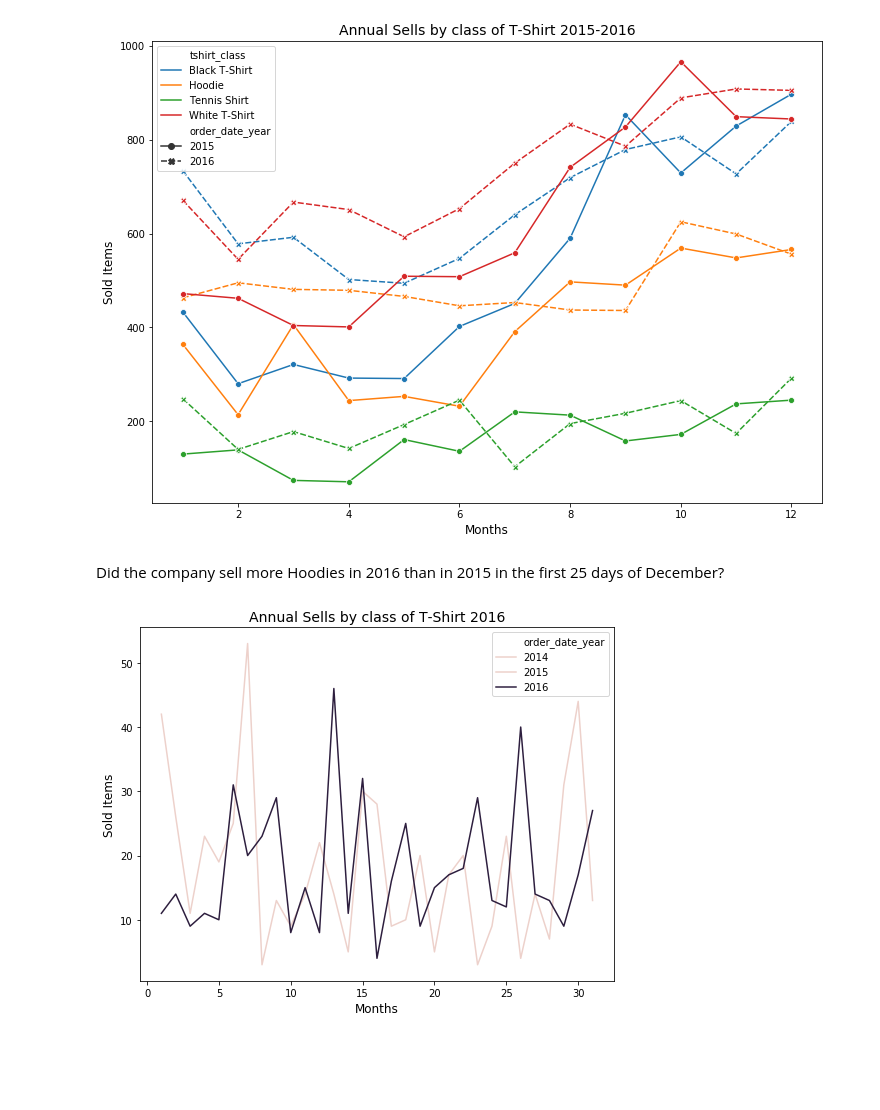
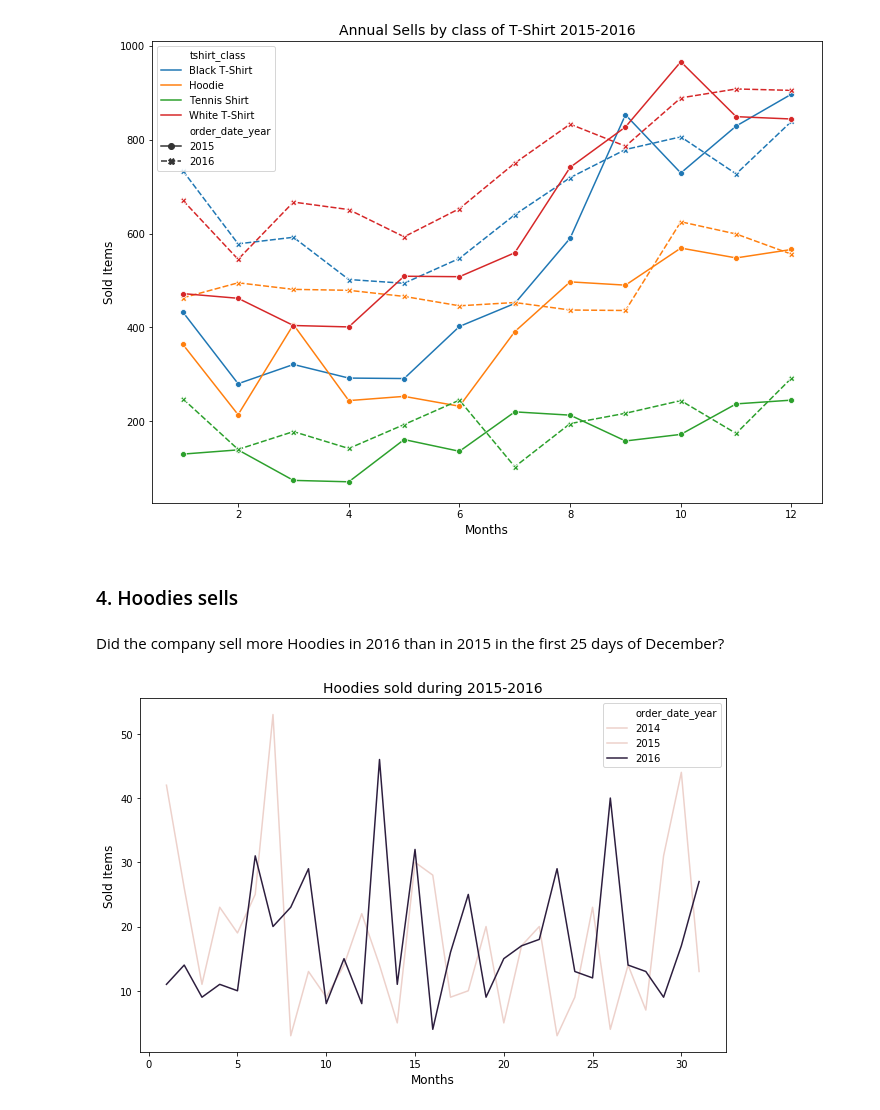
Before and after one commit to Daesparz/Conundrum_2, a Jupyter notebook: data_analysis.ipynb, the cells around one changed output. Cells and saved outputs as stored; diff of their text form; code cells hidden in the pictures; blank space fills up the shorter version.

```diff
--- a/data_analysis.ipynb
+++ b/data_analysis.ipynb
@@ -239,6 +239,8 @@ _ = plt.xlabel('Months', size=12)
 _ = plt.ylabel('Sold Items', size=12)
 # %% [output]
 [figure]
+# %% [markdown]
+### 4. Hoodies sells
 # %% [markdown]
 Did the company sell more Hoodies in 2016 than in 2015 in the first 25 days of December?
 # %%
@@ -246,13 +248,13 @@ hoodie = orders[(orders.tshirt_category == 'Hoodie') & (orders.order_date_month
 # %%
 hoodieDecember = hoodie.groupby(['order_date_year', 'order_date_day']).tshirt_quantity.sum().reset_index()
 # %%
-_ = plt.figure(figsize=(8.5, 6.5))
+_ = plt.figure(figsize=(10.5, 6.5))
 _ = sns.lineplot(x='order_date_day',
                  y='tshirt_quantity',
                  hue='order_date_year',
                  data=hoodieDecember)
-_ = plt.title('Annual Sells by class of T-Shirt 2016', size=14)
+_ = plt.title('Hoodies sold during 2015-2016', size=14)
 _ = plt.xlabel('Months', size=12)
 _ = plt.ylabel('Sold Items', size=12)
 # %% [output]
-[figure, old version]
+[figure, new version]
```
Also changed, not shown: parts of 15 cells of this notebook.
